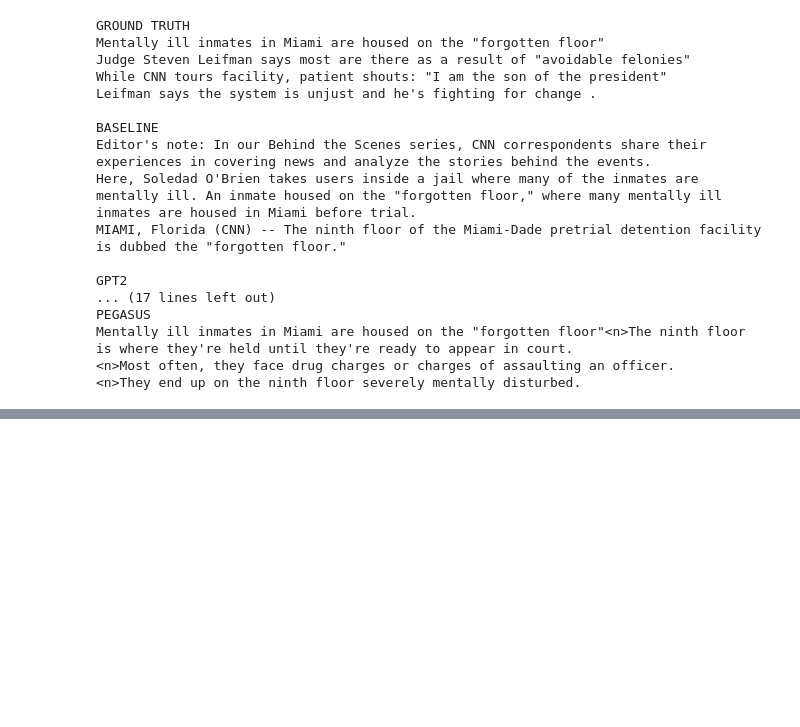
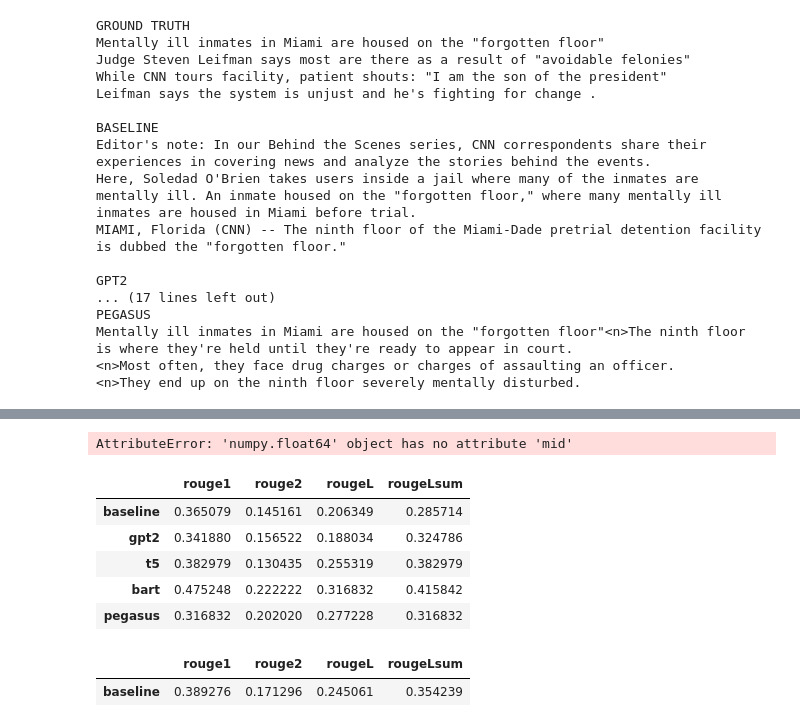
Before and after one commit to ernestkiprop/nlp, a Jupyter notebook: summarization.ipynb, the cells around one changed output, grey strips where cells are left out. Saved outputs shown, nothing was run; the diff lists cells and outputs as text; code cells hidden in the pictures; blank space fills up the shorter version.

```diff
--- a/summarization.ipynb
+++ b/summarization.ipynb
@@ -189,0 +215,37 @@ Args:
+# %%
+rouge_metric = evaluate.load("rouge")
+# %%
+
+reference = dataset["train"][1]["highlights"]
+records = []
+rouge_names = ["rouge1", "rouge2", "rougeL", "rougeLsum"]
+
+for model_name in summaries:
+    rouge_metric.add(prediction=summaries[model_name], reference=reference)
+    score = rouge_metric.compute()
+    rouge_dict = dict((rn, score[rn].mid.fmeasure) for rn in rouge_names)
+    records.append(rouge_dict)
+pd.DataFrame.from_records(records, index=summaries.keys())
+# %% [output]
+AttributeError: 'numpy.float64' object has no attribute 'mid'
+# %%
+import pandas as pd
+
+reference = dataset["train"][1]["highlights"]
+records = []
+rouge_names = ["rouge1", "rouge2", "rougeL", "rougeLsum"]
+
+for model_name in summaries:
+    rouge_metric.add(prediction=summaries[model_name], reference=reference)
+    score = rouge_metric.compute()
+    rouge_dict = dict((rn, score[rn]) for rn in rouge_names)
+    records.append(rouge_dict)
+
+pd.DataFrame.from_records(records, index=summaries.keys())
+# %% [output]
+|  | rouge1 | rouge2 | rougeL | rougeLsum |
+| baseline | 0.365079 | 0.145161 | 0.206349 | 0.285714 |
+| gpt2 | 0.341880 | 0.156522 | 0.188034 | 0.324786 |
+| t5 | 0.382979 | 0.130435 | 0.255319 | 0.382979 |
+| bart | 0.475248 | 0.222222 | 0.316832 | 0.415842 |
+| pegasus | 0.316832 | 0.202020 | 0.277228 | 0.316832 |
@@ -189,0 +259,9 @@ Args:
+# %%
+test_sampled  = dataset["test"].shuffle(seed=42).select(range(1000))
+score  =evaluate_summaries_baseline(test_sampled, rouge_metric)
+
+rouge_dict = dict((rn, score[rn]) for rn in rouge_names)
+pd.DataFrame.from_dict(rouge_dict, orient="index", columns=["baseline"]).T
+# %% [output]
+|  | rouge1 | rouge2 | rougeL | rougeLsum |
+| baseline | 0.389276 | 0.171296 | 0.245061 | 0.354239 |
```
Also changed, not shown: parts of 8 cells of this notebook.
